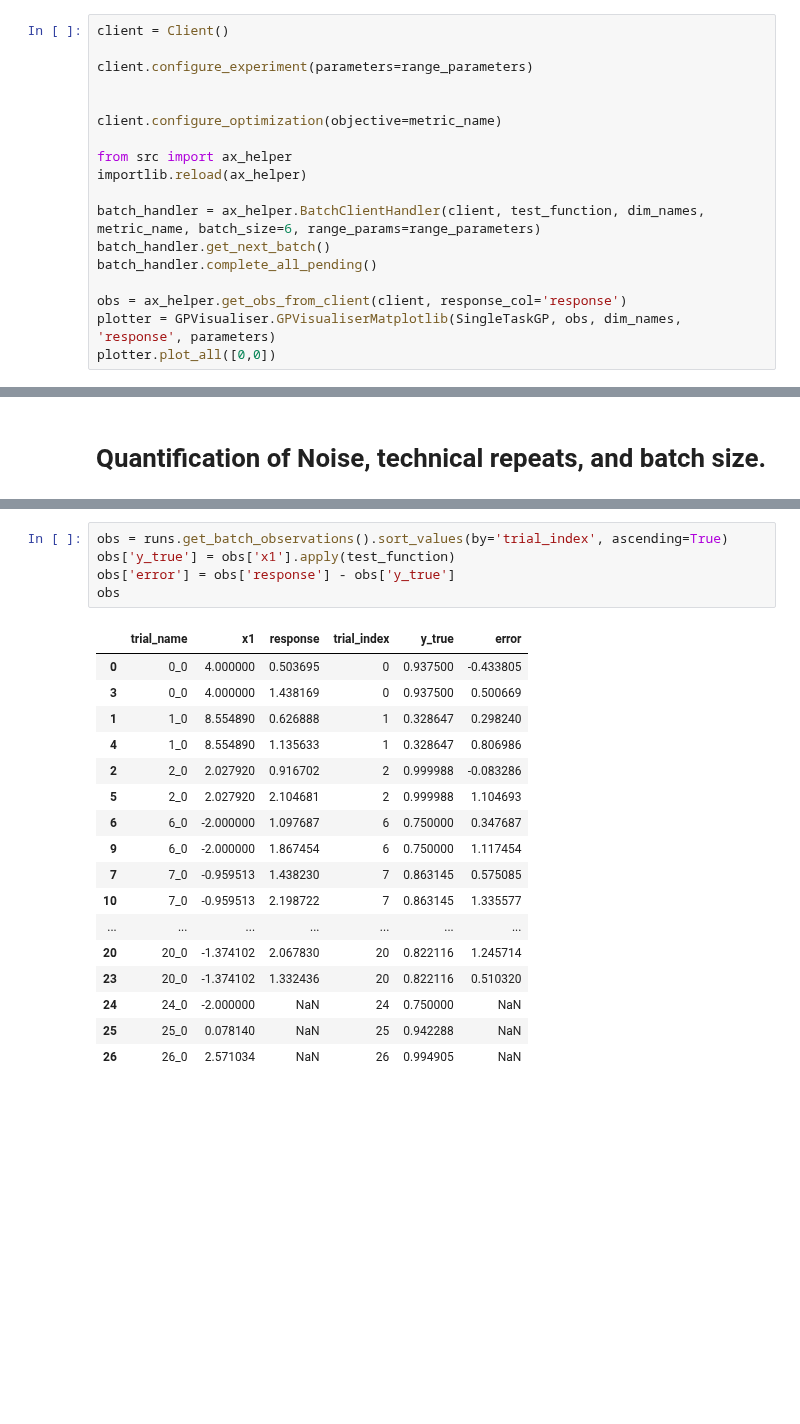
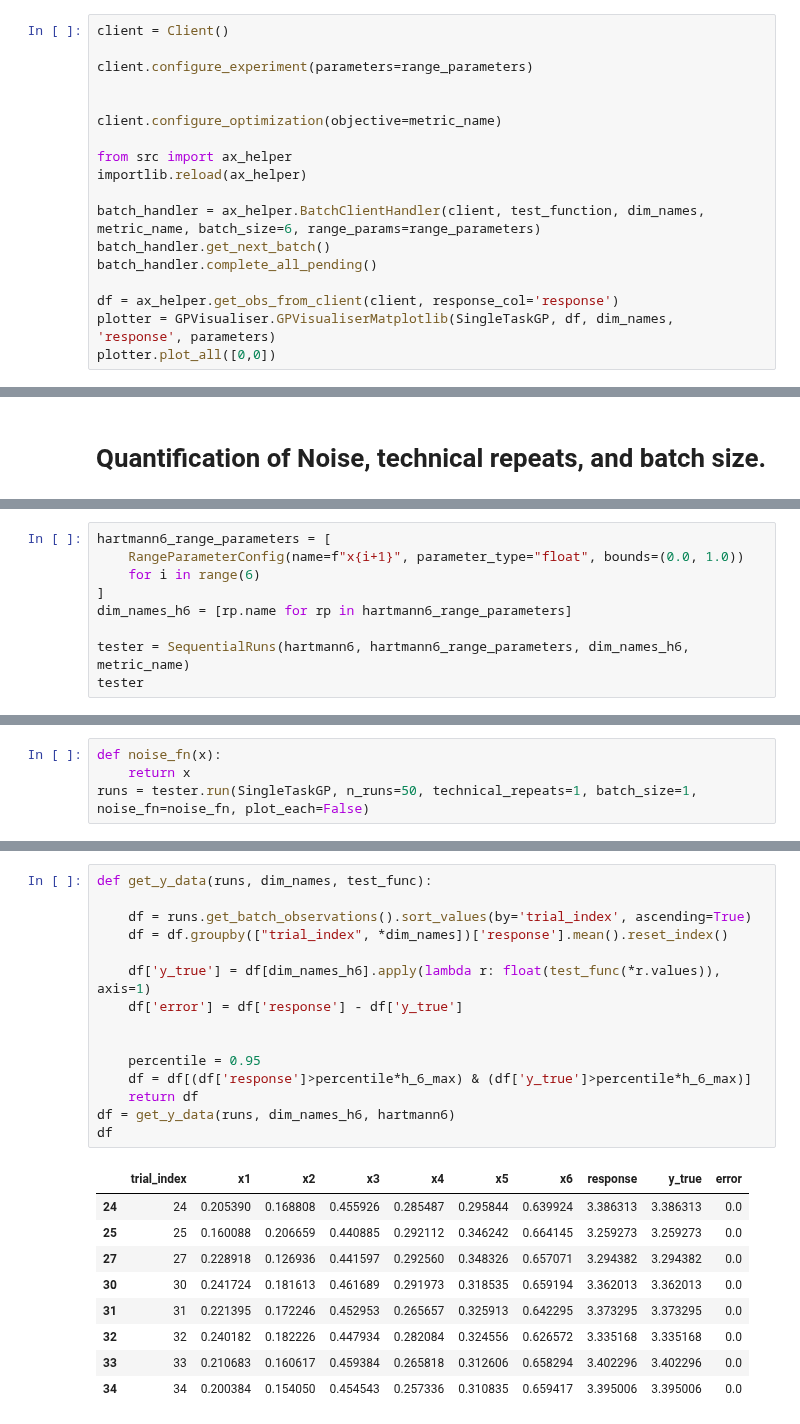
Before and after one commit to Sauciu1/BO-Coli, a Jupyter notebook: notebooks/batch_bayesian_test.ipynb, the cells around one changed output, grey strips where cells are left out. Drawn from its saved outputs; the diff is of its cells as text; blank space fills up the shorter version.

```diff
--- a/notebooks/batch_bayesian_test.ipynb
+++ b/notebooks/batch_bayesian_test.ipynb
@@ -186,7 +186,7 @@ batch_handler = ax_helper.BatchClientHandler(client, test_function, dim_names, m
 batch_handler.get_next_batch()
 batch_handler.complete_all_pending()
 
-obs = ax_helper.get_obs_from_client(client, response_col='response')
-plotter = GPVisualiser.GPVisualiserMatplotlib(SingleTaskGP, obs, dim_names, 'response', parameters)
+df = ax_helper.get_obs_from_client(client, response_col='response')
+plotter = GPVisualiser.GPVisualiserMatplotlib(SingleTaskGP, df, dim_names, 'response', parameters)
 plotter.plot_all([0,0])
 # %% [output]
@@ -453,0 +541,9 @@ It appears that technical repeats significantly improve noise resolution for the
+# %%
+hartmann6_range_parameters = [
+    RangeParameterConfig(name=f"x{i+1}", parameter_type="float", bounds=(0.0, 1.0))
+    for i in range(6)
+]
+dim_names_h6 = [rp.name for rp in hartmann6_range_parameters]
+
+tester = SequentialRuns(hartmann6, hartmann6_range_parameters, dim_names_h6, metric_name)
+tester
@@ -453,0 +554,4 @@ It appears that technical repeats significantly improve noise resolution for the
+# %%
+def noise_fn(x):
+    return x
+runs = tester.run(SingleTaskGP, n_runs=50, technical_repeats=1, batch_size=1, noise_fn=noise_fn, plot_each=False)
@@ -454,23 +581,25 @@ It appears that technical repeats significantly improve noise resolution for the
 # %%
-obs = runs.get_batch_observations().sort_values(by='trial_index', ascending=True)
-obs['y_true'] = obs['x1'].apply(test_function)
-obs['error'] = obs['response'] - obs['y_true']
-obs
+def get_y_data(runs, dim_names, test_func):
+
+    df = runs.get_batch_observations().sort_values(by='trial_index', ascending=True)
+    df = df.groupby(["trial_index", *dim_names])['response'].mean().reset_index()
+
+    df['y_true'] = df[dim_names_h6].apply(lambda r: float(test_func(*r.values)), axis=1)
+    df['error'] = df['response'] - df['y_true']
+
+
+    percentile = 0.95
+    df = df[(df['response']>percentile*h_6_max) & (df['y_true']>percentile*h_6_max)]
+    return df
+df = get_y_data(runs, dim_names_h6, hartmann6)
+df
 # %% [output]
-|  | trial_name | x1 | response | trial_index | y_true | error |
-| 0 | 0_0 | 4.000000 | 0.503695 | 0 | 0.937500 | -0.433805 |
-| 3 | 0_0 | 4.000000 | 1.438169 | 0 | 0.937500 | 0.500669 |
-| 1 | 1_0 | 8.554890 | 0.626888 | 1 | 0.328647 | 0.298240 |
-| 4 | 1_0 | 8.554890 | 1.135633 | 1 | 0.328647 | 0.806986 |
-| 2 | 2_0 | 2.027920 | 0.916702 | 2 | 0.999988 | -0.083286 |
-| 5 | 2_0 | 2.027920 | 2.104681 | 2 | 0.999988 | 1.104693 |
-| 6 | 6_0 | -2.000000 | 1.097687 | 6 | 0.750000 | 0.347687 |
-| 9 | 6_0 | -2.000000 | 1.867454 | 6 | 0.750000 | 1.117454 |
-| 7 | 7_0 | -0.959513 | 1.438230 | 7 | 0.863145 | 0.575085 |
-| 10 | 7_0 | -0.959513 | 2.198722 | 7 | 0.863145 | 1.335577 |
-| ... | ... | ... | ... | ... | ... | ... |
-| 20 | 20_0 | -1.374102 | 2.067830 | 20 | 0.822116 | 1.245714 |
-| 23 | 20_0 | -1.374102 | 1.332436 | 20 | 0.822116 | 0.510320 |
-| 24 | 24_0 | -2.000000 | NaN | 24 | 0.750000 | NaN |
-| 25 | 25_0 | 0.078140 | NaN | 25 | 0.942288 | NaN |
-| 26 | 26_0 | 2.571034 | NaN | 26 | 0.994905 | NaN |
+|  | trial_index | x1 | x2 | x3 | x4 | x5 | x6 | response | y_true | error |
+| 24 | 24 | 0.205390 | 0.168808 | 0.455926 | 0.285487 | 0.295844 | 0.639924 | 3.386313 | 3.386313 | 0.0 |
+| 25 | 25 | 0.160088 | 0.206659 | 0.440885 | 0.292112 | 0.346242 | 0.664145 | 3.259273 | 3.259273 | 0.0 |
+| 27 | 27 | 0.228918 | 0.126936 | 0.441597 | 0.292560 | 0.348326 | 0.657071 | 3.294382 | 3.294382 | 0.0 |
+| 30 | 30 | 0.241724 | 0.181613 | 0.461689 | 0.291973 | 0.318535 | 0.659194 | 3.362013 | 3.362013 | 0.0 |
+| 31 | 31 | 0.221395 | 0.172246 | 0.452953 | 0.265657 | 0.325913 | 0.642295 | 3.373295 | 3.373295 | 0.0 |
+| 32 | 32 | 0.240182 | 0.182226 | 0.447934 | 0.282084 | 0.324556 | 0.626572 | 3.335168 | 3.335168 | 0.0 |
+| 33 | 33 | 0.210683 | 0.160617 | 0.459384 | 0.265818 | 0.312606 | 0.658294 | 3.402296 | 3.402296 | 0.0 |
+| 34 | 34 | 0.200384 | 0.154050 | 0.454543 | 0.257336 | 0.310835 | 0.659417 | 3.395006 | 3.395006 | 0.0 |
```
Also changed, not shown: parts of 17 cells of this notebook, 2 other files.
